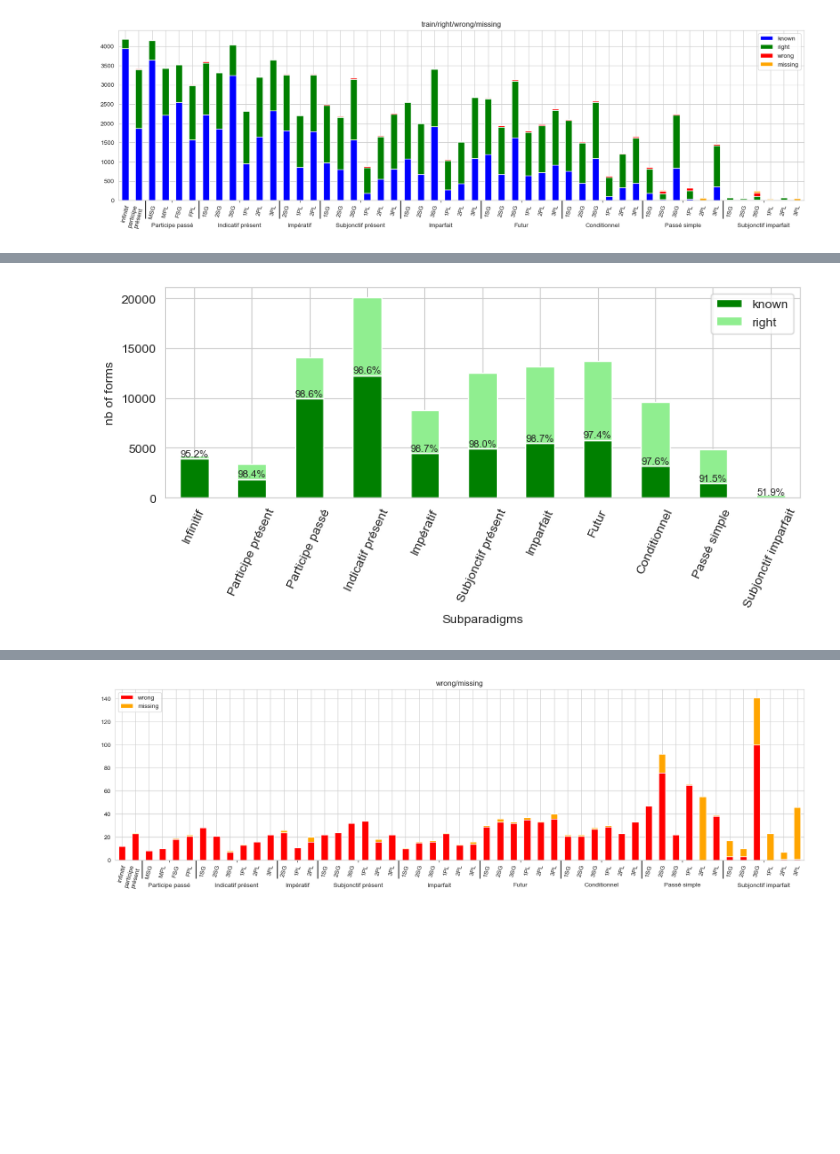
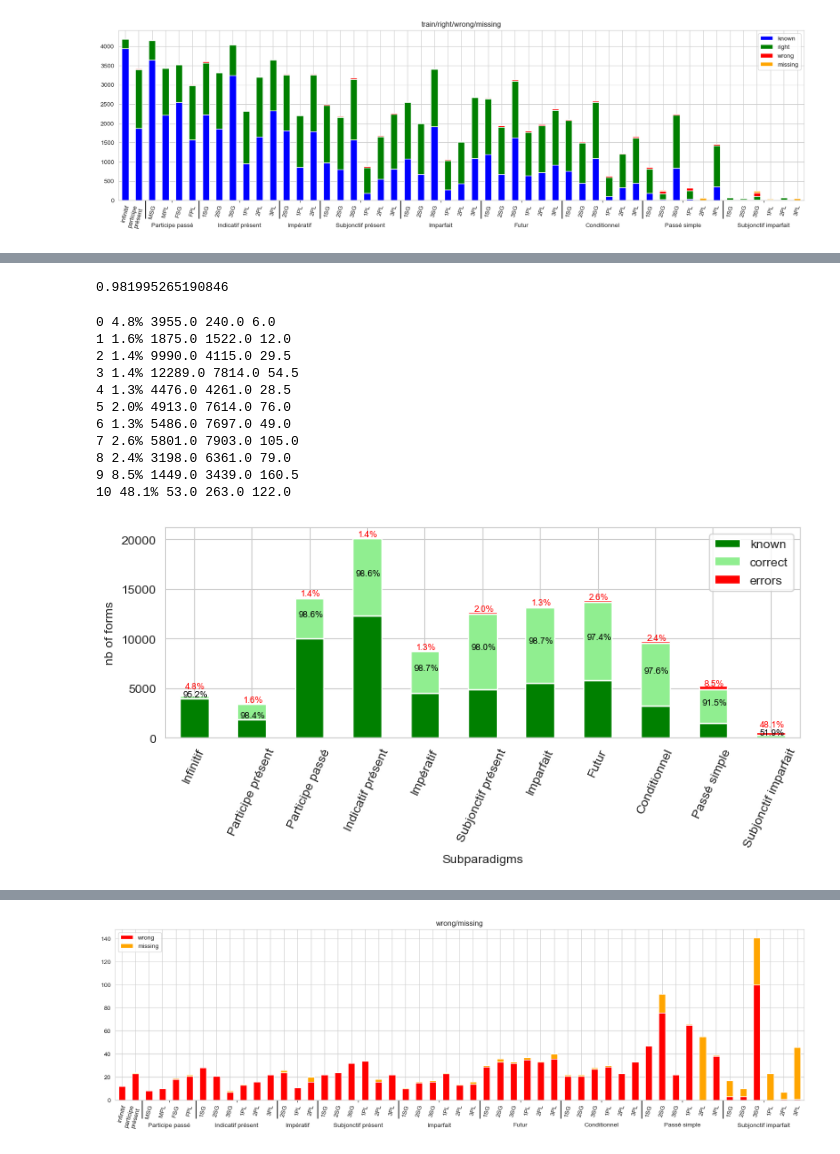
Before and after one commit to gboye/SWIM, a Jupyter notebook: ParadigmGeneration/Vlexique2/WordStructure-Statistiques-S4-Gold.ipynb, the cells around one changed output, grey strips where cells are left out. Cells and saved outputs as stored; diff of their text form; code cells hidden in the pictures; blank space fills up the shorter version.

```diff
--- a/ParadigmGeneration/Vlexique2/WordStructure-Statistiques-S4-Gold.ipynb
+++ b/ParadigmGeneration/Vlexique2/WordStructure-Statistiques-S4-Gold.ipynb
@@ -161,10 +165,11 @@ dfDirect4CorrT=makeSubparadigmTable(dfDirect4Corr)
 dfDirect4DiffT=makeSubparadigmTable(dfDirect4Diff)
 dfDirect4MissT=makeSubparadigmTable(dfDirect4Miss)
 dfDirect4KRWM=pd.DataFrame({"known":dfInput4T,
-              "right":dfDirect4CorrT,
+              "correct":dfDirect4CorrT,
               "wrong":dfDirect4DiffT,
               "missing":dfDirect4MissT}).reindex(lTiroir)
-dfDirect4KRWM["recall"]=round(dfDirect4KRWM.right/(dfDirect4KRWM.right+dfDirect4KRWM.wrong+dfDirect4KRWM.missing)*100,1).astype(str)+"%"
-dfDirect4KRWM["errors"]=round(dfDirect4KRWM.wrong/(dfDirect4KRWM.right+dfDirect4KRWM.wrong+dfDirect4KRWM.missing)*100,1).astype(str)+"%"
+dfDirect4KRWM["errors"]=dfDirect4KRWM["wrong"]+dfDirect4KRWM["missing"]
+dfDirect4KRWM["recall"]=round(dfDirect4KRWM.correct/(dfDirect4KRWM.correct+dfDirect4KRWM.errors)*100,1).astype(str)+"%"
+dfDirect4KRWM["pErrors"]=round(dfDirect4KRWM.errors/(dfDirect4KRWM.correct+dfDirect4KRWM.errors)*100,1).astype(str)+"%"
 dfDirect4KRWM
 # %% [output]
@@ -184,16 +189,70 @@ dfDirect4KRWM
+# %%
+# dfDirect4KRWM.loc["Passé simple":"Subjonctif imparfait"].sum()
+dfDirect4KRWM["tot"]=dfDirect4KRWM.correct+dfDirect4KRWM.errors
+dfDirect4KRWM.iloc[1:9].correct.sum()/dfDirect4KRWM.iloc[1:9].tot.sum()
+# %% [output]
+0.981995265190846
 # %%
-ax=dfDirect4KRWM[["known","right"]].plot.bar(stacked=True,figsize=(9,3),color=["green","lightgreen",])
+ax=dfDirect4KRWM[["known","correct","errors"]].plot.bar(stacked=True,figsize=(9,3),color=["green","lightgreen","red"])
 ax.set_xlabel("Subparadigms")
 ax.set_ylabel("nb of forms")
 ax.tick_params(axis='x', labelrotation=65)
+labels=["known","correct","errors"]
+plt.legend(labels);
 
-covLabels=dfDirect4KRWM["recall"].tolist()
-rects=ax.patches[:11]
-for rect, label in zip(rects, covLabels):
+errLabels=dfDirect4KRWM["recall"].tolist()
+absLabels=dfDirect4KRWM["pErrors"].tolist()
+
+rects=ax.patches
+heights0=[]
+for rect in rects[:11]:
+    heights0.append(rect.get_height())
+
+nHeights0=0
+heights1=[]
+for rect, label in zip(rects[11:22], errLabels):
     height=rect.get_height()
-    ax.text(
-        rect.get_x() + rect.get_width() / 2, height + 5, label, ha="center", va="bottom", fontsize=8
+    if height<2500:
+        height=0
+    ax.text(rect.get_x()+rect.get_width()/2+0.025,
+            height/2+heights0[nHeights0],
+            label,
+            ha="center", va="bottom",
+            fontsize=7,rotation=0,color="black",
     )
+    nHeights0+=1
+    height=rect.get_height()
+    heights1.append(height)
+
+nHeights1=0
+for rect, label in zip(rects[22:], absLabels):
+    print(nHeights1,label,heights0[nHeights1],heights1[nHeights1],rect.get_height()/2)
+    if 0<nHeights1<10:
+        height=heights0[nHeights1]+heights1[nHeights1]+rect.get_height()/2
+        ax.text(
+            rect.get_x()+rect.get_width()/2+0.025, height, label,
+            ha="center", va="bottom", fontsize=7,rotation=0, color="red",
+        )
+    else:
+        height=heights0[nHeights1]+heights1[nHeights1]+600
+        ax.text(
+            rect.get_x()+rect.get_width()/2+0.025, height, label,
+            ha="center", va="bottom", fontsize=7,rotation=0, color="red",
+        )
+
+    nHeights1+=1
+
 plt.savefig(repFiles+"Recall-FormsTenses.png",dpi=300,bbox_inches="tight")
 # %% [output]
+0 4.8% 3955.0 240.0 6.0
+1 1.6% 1875.0 1522.0 12.0
+2 1.4% 9990.0 4115.0 29.5
+3 1.4% 12289.0 7814.0 54.5
+4 1.3% 4476.0 4261.0 28.5
+5 2.0% 4913.0 7614.0 76.0
+6 1.3% 5486.0 7697.0 49.0
+7 2.6% 5801.0 7903.0 105.0
+8 2.4% 3198.0 6361.0 79.0
+9 8.5% 1449.0 3439.0 160.5
+10 48.1% 53.0 263.0 122.0
-[figure, old version]
+[figure, new version]
```
Also changed, not shown: parts of 17 cells of this notebook, 4 other files.
